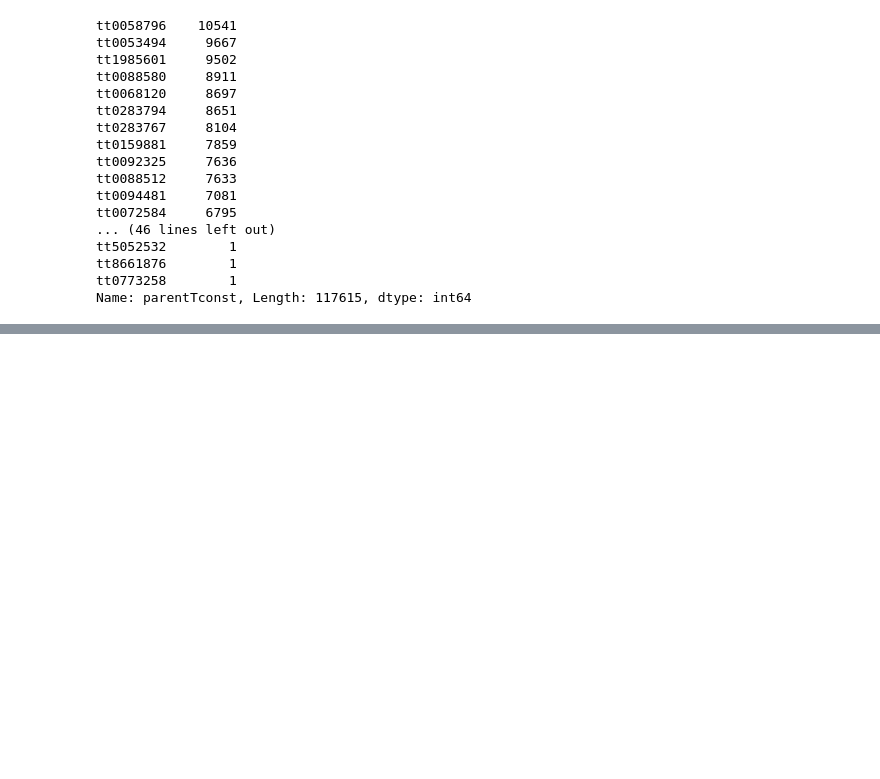
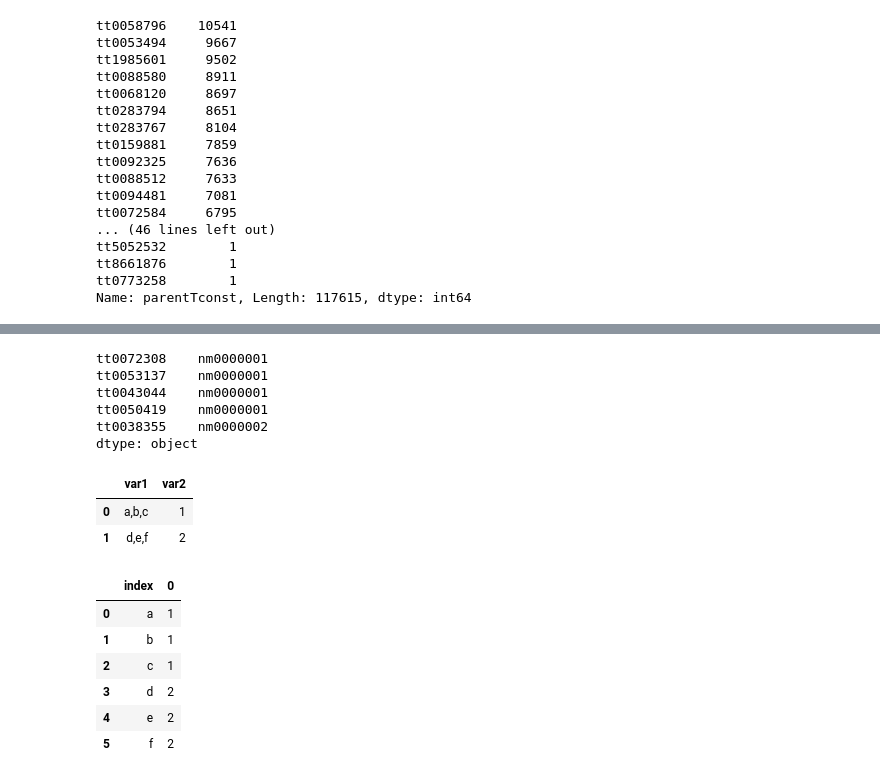
Before and after one commit to ketankokane94/CSCI_620_Data_Management_Project, a Jupyter notebook: dataAnalysisNotebook.ipynb, the cells around one changed output, grey strips where cells are left out. Cells and saved outputs as stored; diff of their text form; code cells hidden in the pictures; blank space fills up the shorter version.

```diff
--- a/dataAnalysisNotebook.ipynb
+++ b/dataAnalysisNotebook.ipynb
@@ -453,0 +517,26 @@ Name: parentTconst, Length: 117615, dtype: int64
+# %%
+frame.head()
+# %% [output]
+tt0072308    nm0000001
+tt0053137    nm0000001
+tt0043044    nm0000001
+tt0050419    nm0000001
+tt0038355    nm0000002
+dtype: object
+# %%
+a
+# %% [output]
+|  | var1 | var2 |
+| 0 | a,b,c | 1 |
+| 1 | d,e,f | 2 |
+# %%
+pd.concat([pd.Series(row['var2'], row['var1'].split(','))
+                    for _, row in a.iterrows()]).reset_index()
+# %% [output]
+|  | index | 0 |
+| 0 | a | 1 |
+| 1 | b | 1 |
+| 2 | c | 1 |
+| 3 | d | 2 |
+| 4 | e | 2 |
+| 5 | f | 2 |
```
Also changed, not shown: parts of 9 cells of this notebook, 1 other file.
